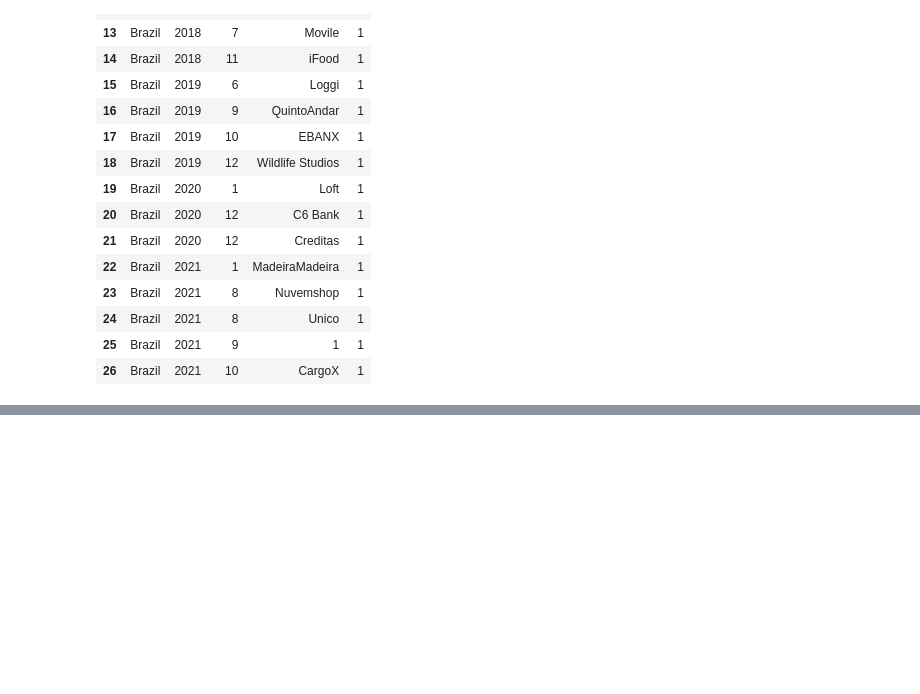
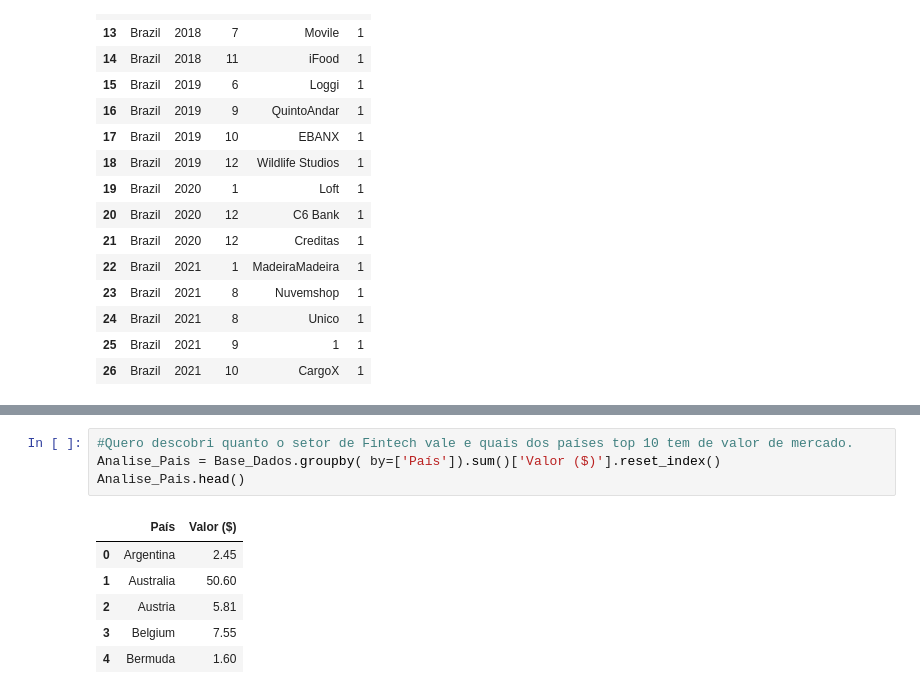
Before and after one commit to DeniseBarbosa/Projeto-Case-Empresas-Unicornios, a Jupyter notebook: Projeto_Unicornios.ipynb, the cells around one changed output, grey strips where cells are left out. Cells and saved outputs as stored; diff of their text form; blank space fills up the shorter version.

```diff
--- a/Projeto_Unicornios.ipynb
+++ b/Projeto_Unicornios.ipynb
@@ -309,3 +309,14 @@ Base_Dados.head()
 | 2 | 2 | Stripe | 95.0 | 2014-01-23 | United States | San Francisco | Fintech | Khosla Ventures, LowercaseCapital... | 1 | ... |
 | 3 | 3 | Klarna | 45.6 | 2011-12-12 | Sweden | Stockholm | Fintech | Institutional Venture Partners, S... | 12 | ... |
 | 4 | 4 | Canva | 40.0 | 2018-01-08 | Australia | Surry Hills | Internet software & services | Sequoia Capital China, Blackbird ... | 1 | ... |
+# %%
+#Quero descobri quanto o setor de Fintech vale e quais dos países top 10 tem de valor de mercado.
+Analise_Pais = Base_Dados.groupby( by=['País']).sum()['Valor ($)'].reset_index()
+Analise_Pais.head()
+# %% [output]
+|  | País | Valor ($) |
+| 0 | Argentina | 2.45 |
+| 1 | Australia | 50.60 |
+| 2 | Austria | 5.81 |
+| 3 | Belgium | 7.55 |
+| 4 | Bermuda | 1.60 |
```
Also changed, not shown: parts of 2 cells of this notebook.
